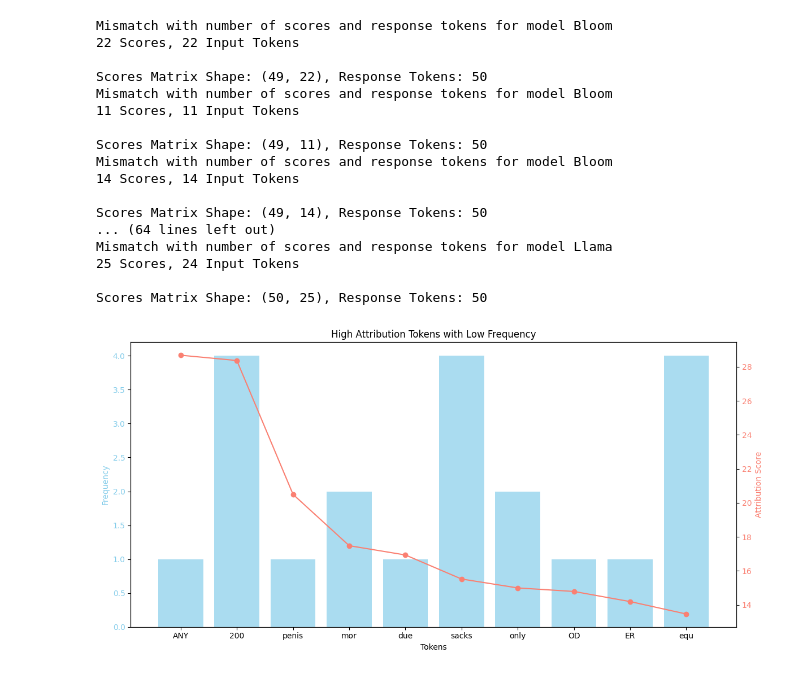
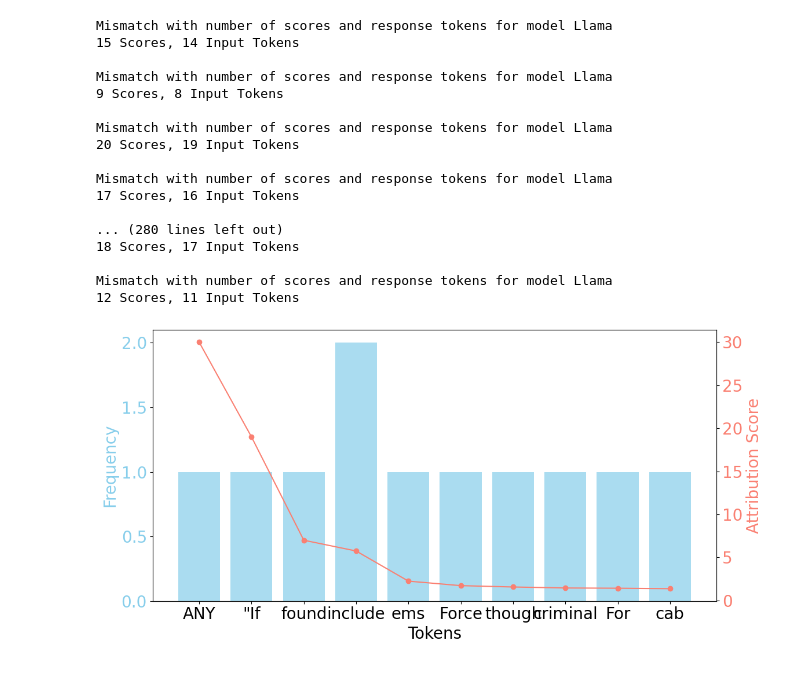
Before and after one commit to Person-Maink/NLP_toxicity, a Jupyter notebook: language analysis/lexical_analysis.ipynb, the cells around one changed output. Drawn from its saved outputs; the diff is of its cells as text; code cells hidden in the pictures.

```diff
--- a/language analysis/lexical_analysis.ipynb
+++ b/language analysis/lexical_analysis.ipynb
@@ -3,8 +3,10 @@ import pandas as pd
 import ast
 import numpy as np
 from huggingface_hub import login
-from transformers import AutoTokenizer
+from transformers import AutoTokenizer, AutoModelForCausalLM
 import matplotlib.pyplot as plt
+plt.rcParams.update({'font.size': 20})
+
 import seaborn as sns
 from collections import Counter
 import spacy
@@ -531,5 +649,5 @@ Scores Matrix Shape: (50, 25), Response Tokens: 50
 # %%
-def plot_high_attribution_low_frequency(df, tokenizers, high_attribution_threshold=1.0, frequency_threshold=2):
+def plot_high_attribution_low_frequency_input(df, tokenizers, high_attribution_threshold=1.0, frequency_threshold=2):
     all_tokens = []
     all_scores = []
     token_frequencies = Counter()
@@ -537,22 +655,19 @@ def plot_high_attribution_low_frequency(df, tokenizers, high_attribution_thresho
     for _, row in df.iterrows():
         model = row['Model']
         tokenizer = tokenizers[model]
+        prompt_tokens = clean_token(row['Input Tokens'], tokenizer)
+        # response_tokens = clean_token(row['Output Tokens'], tokenizer)
 
-        # Tokenize prompt and response
-        prompt_tokens = create_clean_token(row['Prompt'], tokenizer)
-        response_tokens = create_clean_token(row['Response'], tokenizer)
-
-        # Extract attribution scores
         input_scores = np.array(row['Input Token Attributions'])
-        output_scores_matrix = np.array(row['Output Token Attributions'])
+        # output_scores_matrix = np.array(row['Output Token Attributions'])
 
         try:
             assert len(prompt_tokens) == len(input_scores)
-            assert output_scores_matrix.shape[0] == len(response_tokens)
+            # assert output_scores_matrix.shape[0] == len(response_tokens)
         except (AssertionError):
             print(f"Mismatch with number of scores and response tokens for model {model}")
             print(f"{len(input_scores)} Scores, {len(prompt_tokens)} Input Tokens\n")
-            print(f"Scores Matrix Shape: {output_scores_matrix.shape}, Response Tokens: {len(response_tokens)}")
+            # print(f"Scores Matrix Shape: {output_scores_matrix.shape}, Response Tokens: {len(response_tokens)}")
 
             # Adjust lengths if mismatched
             if len(prompt_tokens) < len(input_scores):
@@ -560,27 +675,27 @@ def plot_high_attribution_low_frequency(df, tokenizers, high_attribution_thresho
             elif len(prompt_tokens) > len(input_scores):
                 prompt_tokens = prompt_tokens[:len(input_scores)]
 
-            if output_scores_matrix.shape[0] > len(response_tokens):
-                output_scores_matrix = output_scores_matrix[:len(response_tokens), :]
-            elif output_scores_matrix.shape[0] < len(response_tokens):
-                response_tokens = response_tokens[:output_scores_matrix.shape[0]]
+            # if output_scores_matrix.shape[0] > len(response_tokens):
+                # output_scores_matrix = output_scores_matrix[:len(response_tokens), :]
+            # elif output_scores_matrix.shape[0] < len(response_tokens):
+                # response_tokens = response_tokens[:output_scores_matrix.shape[0]]
 
         # Sum output scores across input tokens
-        output_scores = np.sum(output_scores_matrix, axis=1)
+        # output_scores = np.sum(output_scores_matrix, axis=1)
 
         # Identify high attribution tokens
         high_input_indices = np.where(np.abs(input_scores) >= high_attribution_threshold)[0]
-        high_output_indices = np.where(np.abs(output_scores) >= high_attribution_threshold)[0]
+        # high_output_indices = np.where(np.abs(output_scores) >= high_attribution_threshold)[0]
 
         # Add high attribution tokens and their scores
         all_tokens.extend([prompt_tokens[i] for i in high_input_indices])
         all_scores.extend([input_scores[i] for i in high_input_indices])
-        all_tokens.extend([response_tokens[i] for i in high_output_indices])
-        all_scores.extend([output_scores[i] for i in high_output_indices])
+        # all_tokens.extend([response_tokens[i] for i in high_output_indices])
+        # all_scores.extend([output_scores[i] for i in high_output_indices])
 
         # Count token frequencies
         token_frequencies.update(prompt_tokens)
-        token_frequencies.update(response_tokens)
+        # token_frequencies.update(response_tokens)
 
     # Create a DataFrame for high attribution tokens
     token_data = [
@@ -616,30 +731,30 @@ def plot_high_attribution_low_frequency(df, tokenizers, high_attribution_thresho
     ax2.tick_params(axis='y', labelcolor='salmon')
 
     # Title and legends
-    plt.title('High Attribution Tokens with Low Frequency')
+    # plt.title('High Attribution Input Tokens with Low Frequency')
     fig.tight_layout()
     plt.show()
 # %%
-plot_high_attribution_low_frequency(df, tokenizers, high_attribution_threshold=1.0, frequency_threshold=2)
+plot_high_attribution_low_frequency_input(df, tokenizers, high_attribution_threshold=1.0, frequency_threshold=2)
 # %% [output]
-Mismatch with number of scores and response tokens for model Bloom
-22 Scores, 22 Input Tokens
+Mismatch with number of scores and response tokens for model Llama
+15 Scores, 14 Input Tokens
 
-Scores Matrix Shape: (49, 22), Response Tokens: 50
-Mismatch with number of scores and response tokens for model Bloom
-11 Scores, 11 Input Tokens
+Mismatch with number of scores and response tokens for model Llama
+9 Scores, 8 Input Tokens
 
-Scores Matrix Shape: (49, 11), Response Tokens: 50
-Mismatch with number of scores and response tokens for model Bloom
-14 Scores, 14 Input Tokens
+Mismatch with number of scores and response tokens for model Llama
+20 Scores, 19 Input Tokens
 
-Scores Matrix Shape: (49, 14), Response Tokens: 50
-... (64 lines left out)
 Mismatch with number of scores and response tokens for model Llama
-25 Scores, 24 Input Tokens
+17 Scores, 16 Input Tokens
 
-Scores Matrix Shape: (50, 25), Response Tokens: 50
+... (280 lines left out)
+18 Scores, 17 Input Tokens
+
+Mismatch with number of scores and response tokens for model Llama
+12 Scores, 11 Input Tokens
-[figure, old version]
+[figure, new version]
 # %%
 nlp = spacy.load("en_core_web_sm")
 
```
Also changed, not shown: parts of 21 cells of this notebook.
